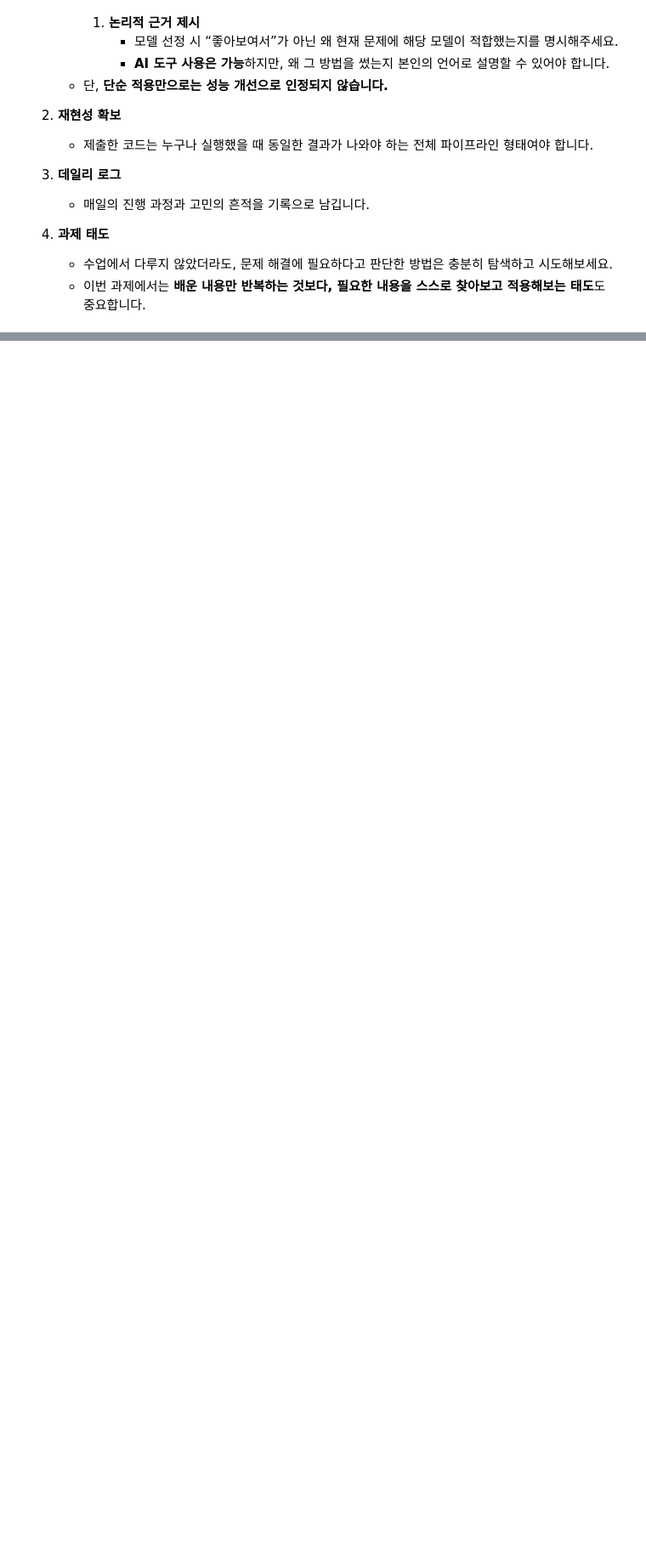
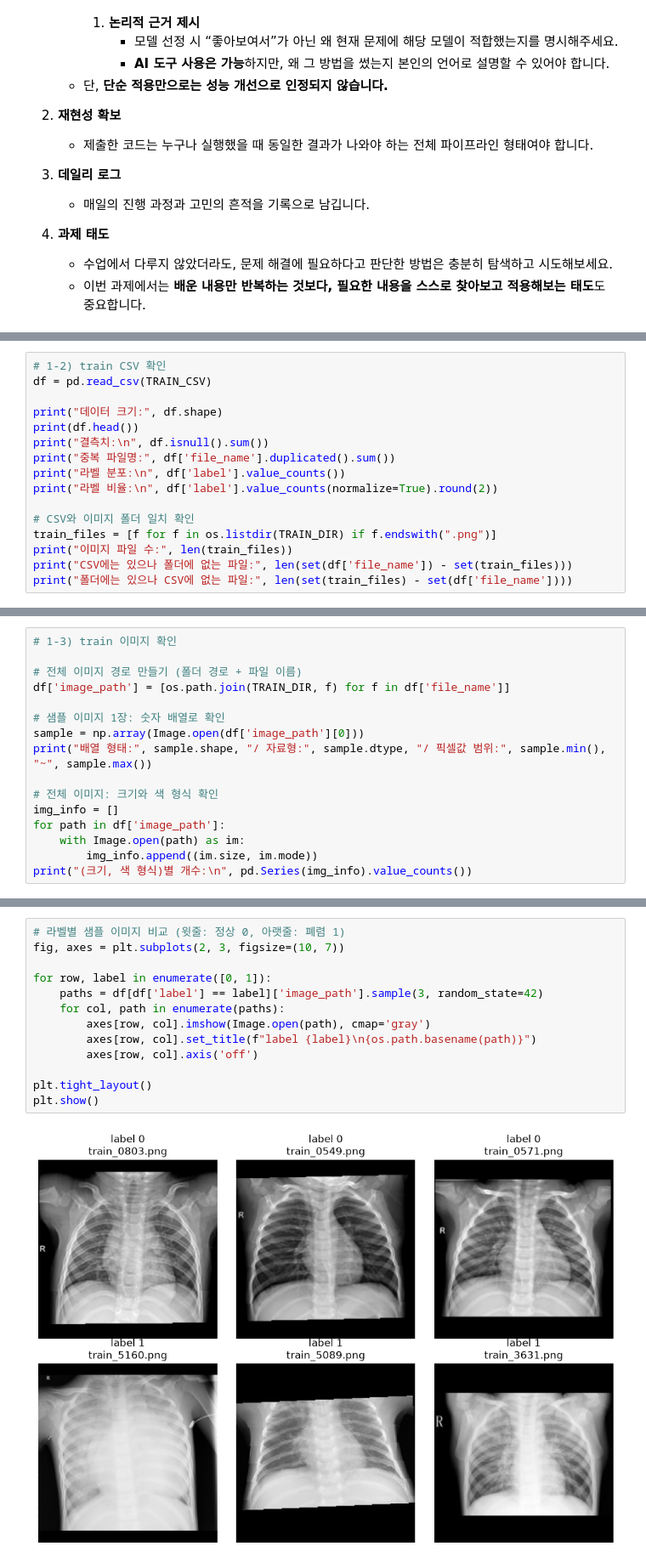
Before and after one commit to having-all/deep_learning_journey, a Jupyter notebook: pneumonia.ipynb, the cells around one changed output, grey strips where cells are left out. Shown at 85% size. Saved outputs shown, nothing was run; the diff lists cells and outputs as text; blank space fills up the shorter version.

```diff
--- a/pneumonia.ipynb
+++ b/pneumonia.ipynb
@@ -488,0 +92,16 @@ def evaluate(y_true, y_pred, y_prob, show=True):
+# %%
+# 1-2) train CSV 확인
+df = pd.read_csv(TRAIN_CSV)
+
+print("데이터 크기:", df.shape)
+print(df.head())
+print("결측치:\n", df.isnull().sum())
+print("중복 파일명:", df['file_name'].duplicated().sum())
+print("라벨 분포:\n", df['label'].value_counts())
+print("라벨 비율:\n", df['label'].value_counts(normalize=True).round(2))
+
+# CSV와 이미지 폴더 일치 확인
+train_files = [f for f in os.listdir(TRAIN_DIR) if f.endswith(".png")]
+print("이미지 파일 수:", len(train_files))
+print("CSV에는 있으나 폴더에 없는 파일:", len(set(df['file_name']) - set(train_files)))
+print("폴더에는 있으나 CSV에 없는 파일:", len(set(train_files) - set(df['file_name'])))
@@ -488,0 +126,16 @@ def evaluate(y_true, y_pred, y_prob, show=True):
+# %%
+# 1-3) train 이미지 확인
+
+# 전체 이미지 경로 만들기 (폴더 경로 + 파일 이름)
+df['image_path'] = [os.path.join(TRAIN_DIR, f) for f in df['file_name']]
+
+# 샘플 이미지 1장: 숫자 배열로 확인
+sample = np.array(Image.open(df['image_path'][0]))
+print("배열 형태:", sample.shape, "/ 자료형:", sample.dtype, "/ 픽셀값 범위:", sample.min(), "~", sample.max())
+
+# 전체 이미지: 크기와 색 형식 확인
+img_info = []
+for path in df['image_path']:
+    with Image.open(path) as im:
+        img_info.append((im.size, im.mode))
+print("(크기, 색 형식)별 개수:\n", pd.Series(img_info).value_counts())
@@ -488,0 +147,15 @@ def evaluate(y_true, y_pred, y_prob, show=True):
+# %%
+# 라벨별 샘플 이미지 비교 (윗줄: 정상 0, 아랫줄: 폐렴 1)
+fig, axes = plt.subplots(2, 3, figsize=(10, 7))
+
+for row, label in enumerate([0, 1]):
+    paths = df[df['label'] == label]['image_path'].sample(3, random_state=42)
+    for col, path in enumerate(paths):
+        axes[row, col].imshow(Image.open(path), cmap='gray')
+        axes[row, col].set_title(f"label {label}\n{os.path.basename(path)}")
+        axes[row, col].axis('off')
+
+plt.tight_layout()
+plt.show()
+# %% [output]
+[figure, added]
```
Also changed, not shown: parts of 39 cells of this notebook.
